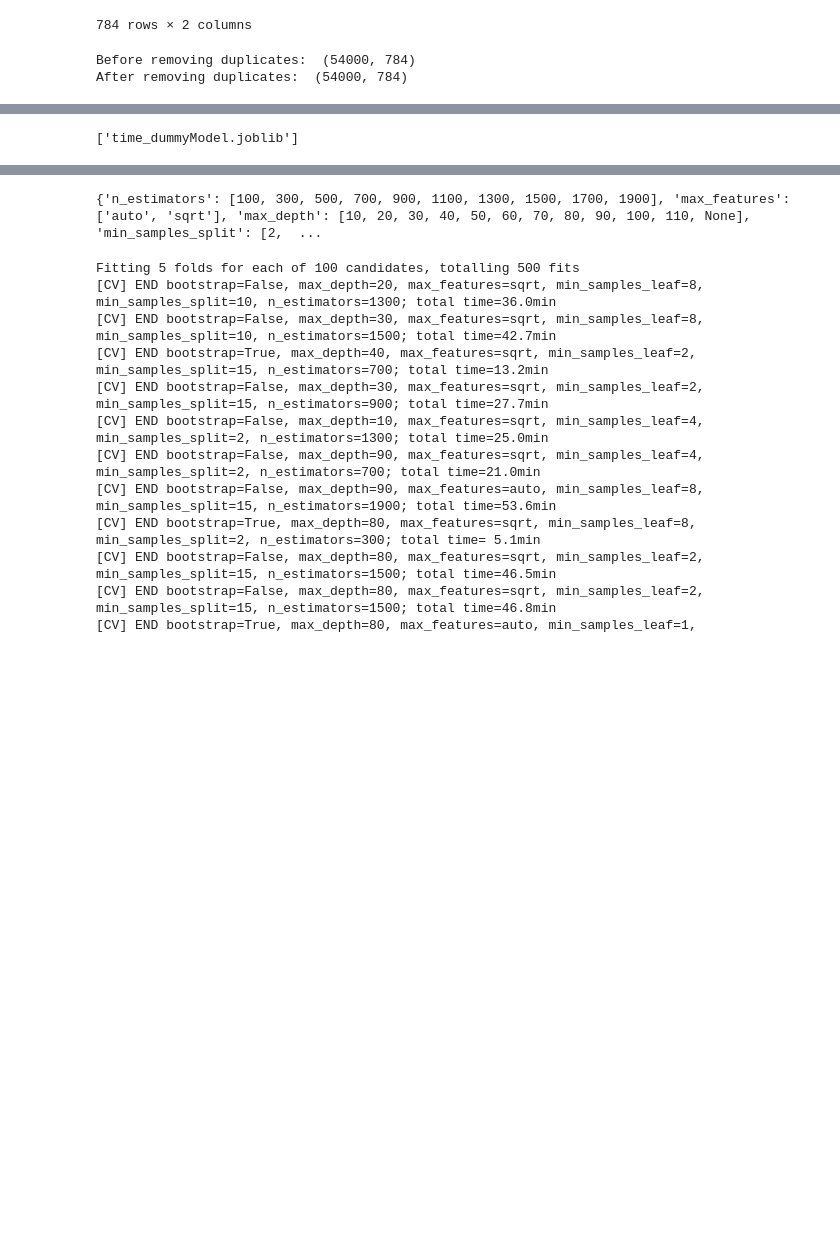
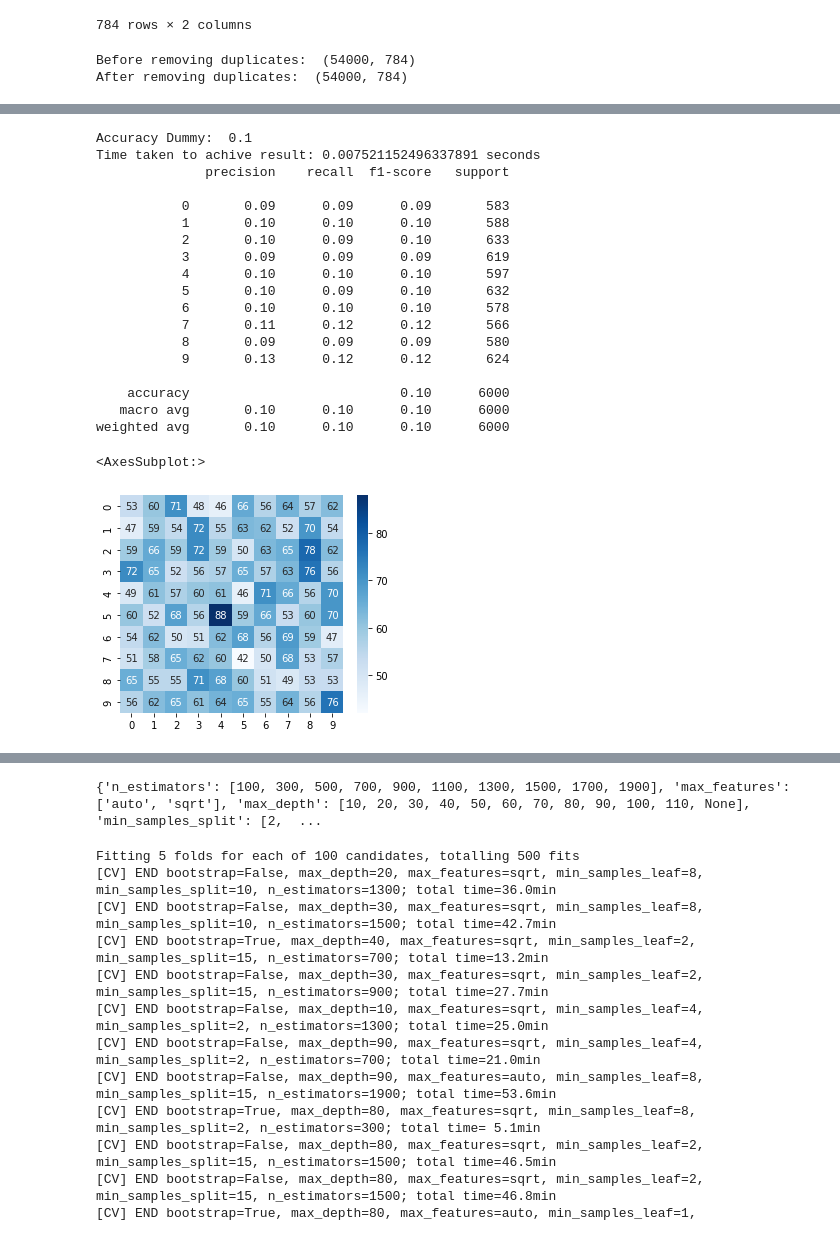
Before and after one commit to sandler2806/Data-Visualization, a Jupyter notebook: Fashion MNIST.ipynb, the cells around one changed output, grey strips where cells are left out. Saved outputs shown, nothing was run; the diff lists cells and outputs as text; code cells hidden in the pictures; blank space fills up the shorter version.

```diff
--- a/Fashion MNIST.ipynb
+++ b/Fashion MNIST.ipynb
@@ -147,21 +176,40 @@ X_train.shape
 # %%
 #dummy
 # %%
-# start_timeDummy = time.time()
-# dummyModel = DummyClassifier(strategy="stratified")
-# dummyModel.fit(X_train, y_train)
-# predictionsDummy = dummyModel.predict(X_test)
-# joblib.dump(dummyModel, 'dummyModel.joblib')
-# joblib.dump((time.time() - start_timeDummy), 'time_dummyModel.joblib')
+start_timeDummy = time.time()
+dummyModel = DummyClassifier(strategy="stratified")
+dummyModel.fit(X_train, y_train)
+predictionsDummy = dummyModel.predict(X_test)
+joblib.dump(dummyModel, 'dummyModel.joblib')
+joblib.dump((time.time() - start_timeDummy), 'time_dummyModel.joblib')
 
-# accuracyDummy = metrics.accuracy_score(y_test, predictionsDummy)
-# print("Accuracy Dummy: ", accuracyDummy)
-# timeDummy = time.time() - start_timeDummy
-# print("Time taken to achive result: %s seconds" % (timeDummy))
+accuracyDummy = metrics.accuracy_score(y_test, predictionsDummy)
+print("Accuracy Dummy: ", accuracyDummy)
+timeDummy = time.time() - start_timeDummy
+print("Time taken to achive result: %s seconds" % (timeDummy))
 
-# plt.figure(figsize=(5,4))
-# print(classification_report(y_test, predictionsDummy, zero_division = 0))
-# sns.heatmap(confusion_matrix(y_test, predictionsDummy), cmap = "Blues", annot=True, fmt = '.0f')
+plt.figure(figsize=(5,4))
+print(classification_report(y_test, predictionsDummy, zero_division = 0))
+sns.heatmap(confusion_matrix(y_test, predictionsDummy), cmap = "Blues", annot=True, fmt = '.0f')
 # %% [output]
-['time_dummyModel.joblib']
+Accuracy Dummy:  0.1
+Time taken to achive result: 0.007521152496337891 seconds
+              precision    recall  f1-score   support
+
+           0       0.09      0.09      0.09       583
+           1       0.10      0.10      0.10       588
+           2       0.10      0.09      0.10       633
+           3       0.09      0.09      0.09       619
+           4       0.10      0.10      0.10       597
+           5       0.10      0.09      0.10       632
+           6       0.10      0.10      0.10       578
+           7       0.11      0.12      0.12       566
+           8       0.09      0.09      0.09       580
+           9       0.13      0.12      0.12       624
+
+    accuracy                           0.10      6000
+   macro avg       0.10      0.10      0.10      6000
+weighted avg       0.10      0.10      0.10      6000
+<AxesSubplot:>
+[figure, added]
 # %%
```
Also changed, not shown: parts of 30 cells of this notebook.
